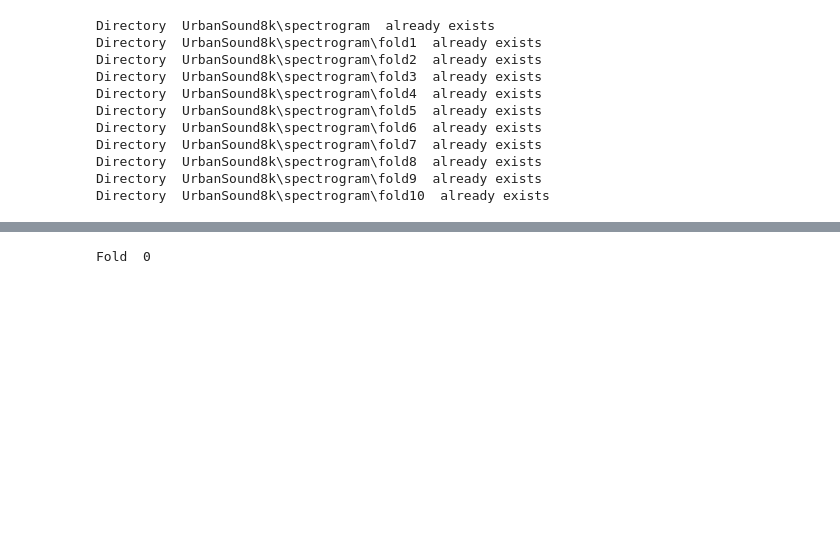
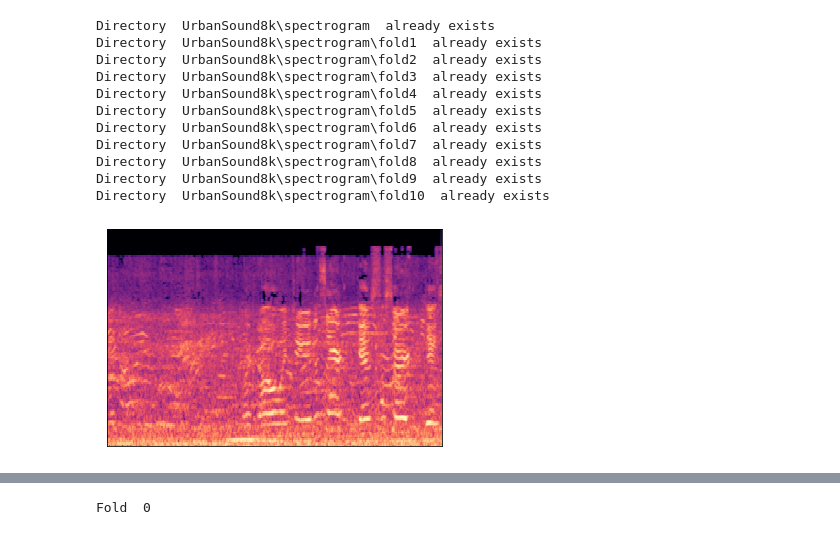
Before and after one commit to Data4City/UrbanSound, a Jupyter notebook: UrbanTrainer.ipynb, the cells around one changed output, grey strips where cells are left out. Drawn from its saved outputs; the diff is of its cells as text; code cells hidden in the pictures; blank space fills up the shorter version.

```diff
--- a/UrbanTrainer.ipynb
+++ b/UrbanTrainer.ipynb
@@ -98,6 +98,9 @@ def build_path(file_name, spectrogram = False):
     return p.join(source,file_with_fold), fold_id
 # %%
 create_spectrogram("100263-2-0-126..wav")
+plot_spectrogram("100263-2-0-126..wav")
+# %% [output]
+[figure, added]
 # %%
 from tqdm import tqdm_notebook
 
```
Also changed, not shown: parts of 1 cell of this notebook, 1 other file.
